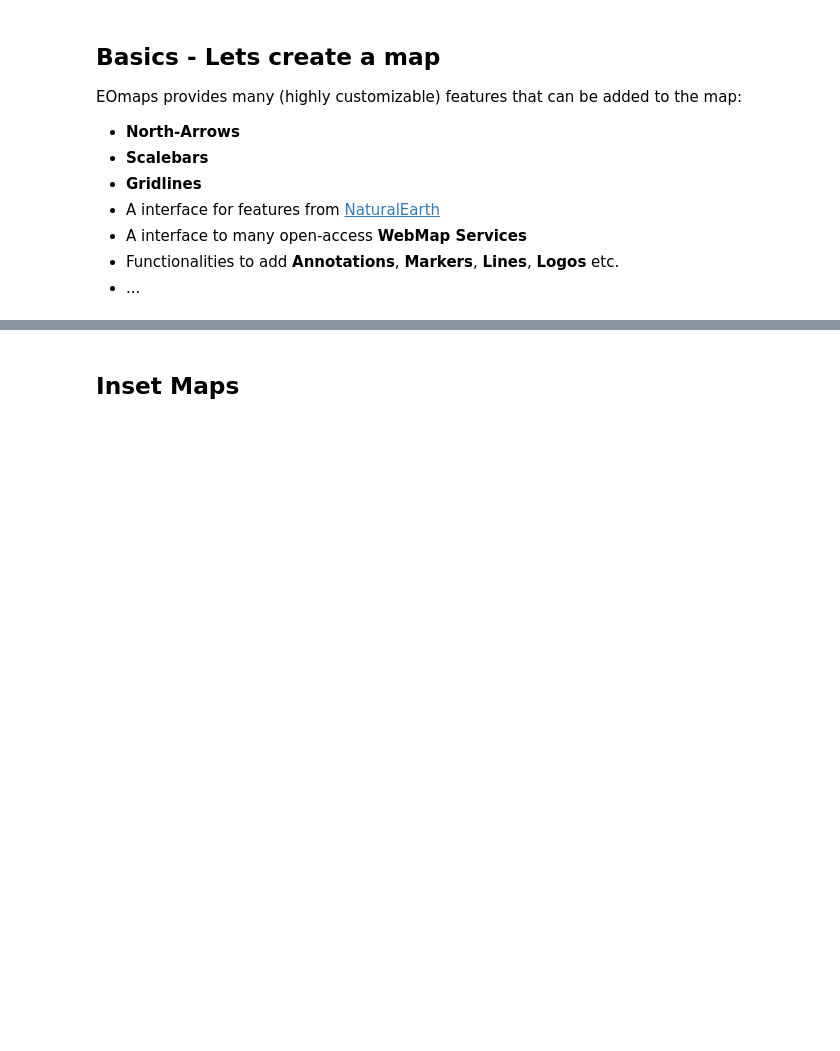
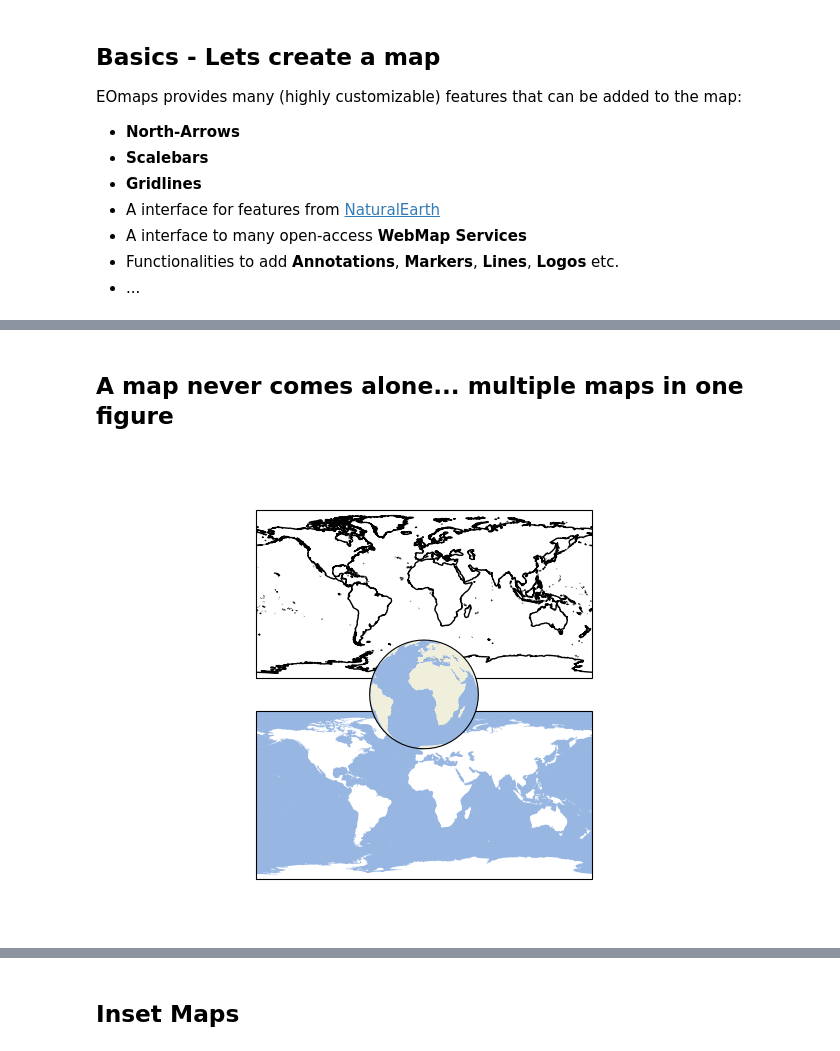
Before and after one commit to raphaelquast/EOmaps_GeoPython2023, a Jupyter notebook: EOmaps_workshop.ipynb, the cells around one changed output, grey strips where cells are left out. Cells and saved outputs as stored; diff of their text form; code cells hidden in the pictures; blank space fills up the shorter version.

```diff
--- a/EOmaps_workshop.ipynb
+++ b/EOmaps_workshop.ipynb
@@ -101,2 +112,21 @@ m.snapshot(clear=True)
+# %% [markdown]
+## A map never comes alone... multiple maps in one figure
+# %%
+m = Maps(ax=211)
+m2 = m.new_map(ax=212)
+
+m.add_feature.preset.coastline()
+m2.add_feature.preset.ocean()
+
+
+#m3 = m.new_inset_map(radius=50, shape="rectangles")
+m3 = m.new_map(ax=335, crs=Maps.CRS.Orthographic(), keep_on_top=True)
+m3.add_feature.preset.ocean()
+m3.add_feature.preset.land()
+
+if print_snapshots:
+    m.snapshot(clear=True)
+# %% [output]
+[figure, added]
 # %% [markdown]
 ## Plotting Data
```
Also changed, not shown: parts of 12 cells of this notebook.
